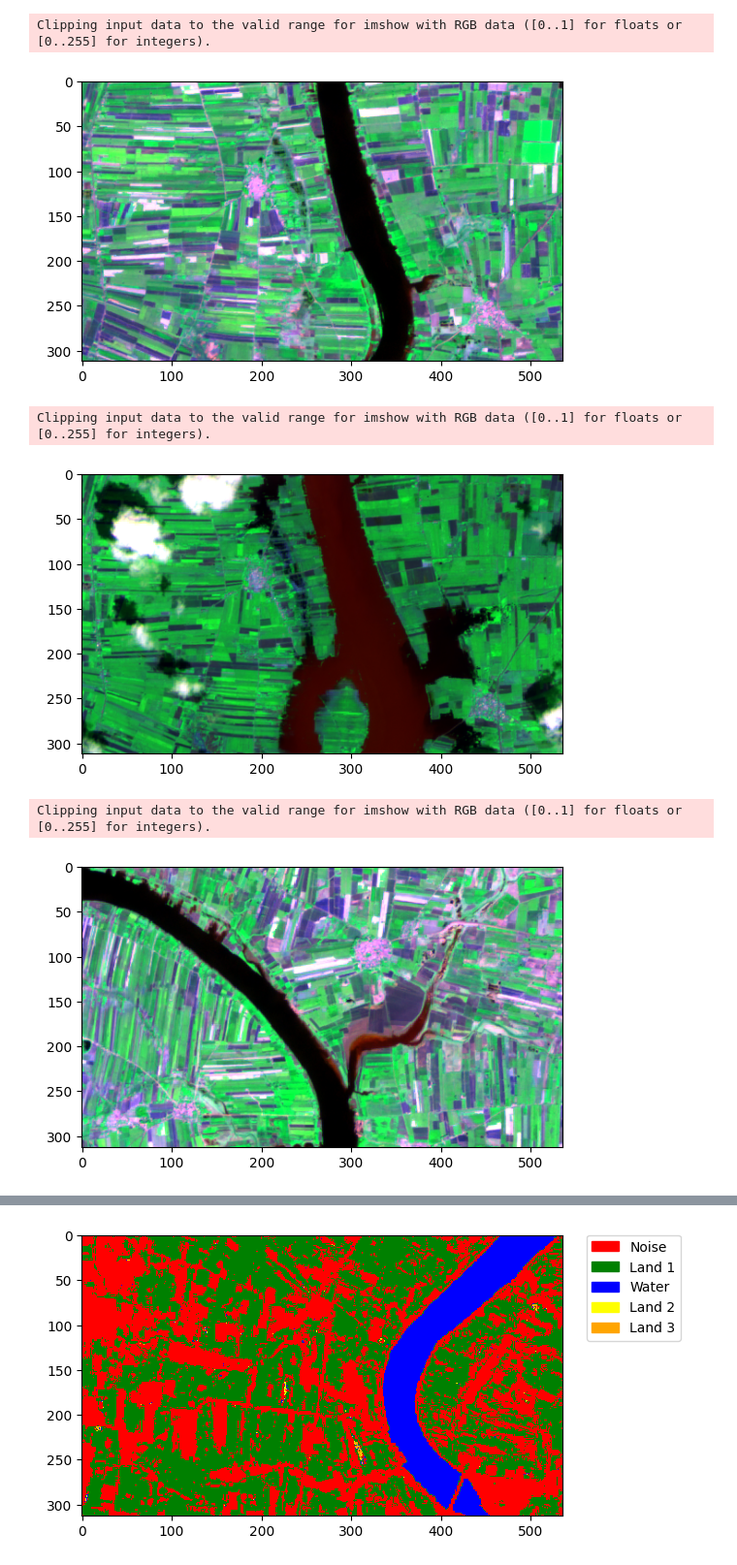
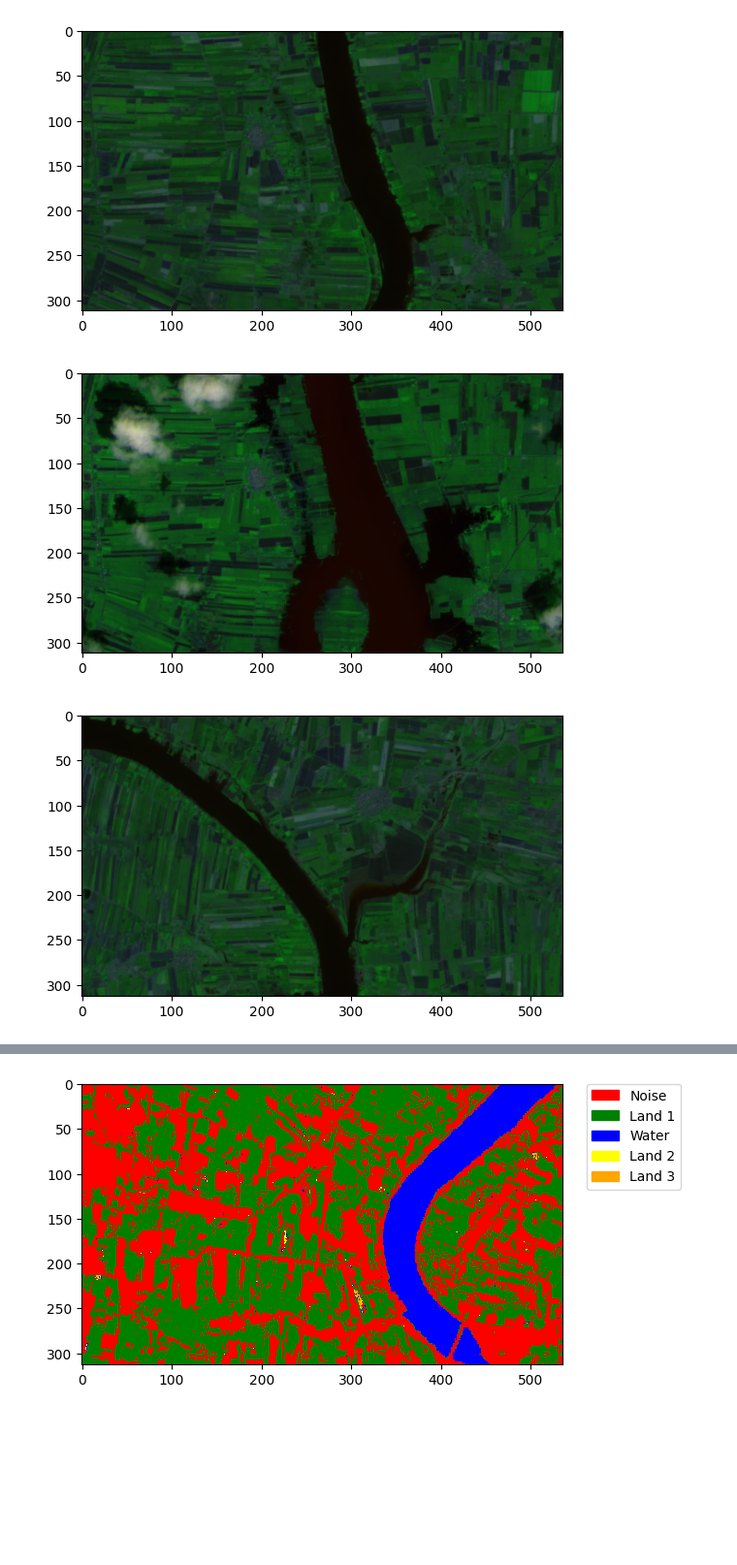
Before and after one commit to Sparsh1101/FDAP, a Jupyter notebook: LY Project DBScan.ipynb, the cells around one changed output, grey strips where cells are left out. Shown at 97% size. Drawn from its saved outputs; the diff is of its cells as text; code cells hidden in the pictures; blank space fills up the shorter version.

Commit message:
Dbscan updated

```diff
--- a/LY Project DBScan.ipynb
+++ b/LY Project DBScan.ipynb
@@ -67,16 +68,18 @@ def dbscan(model, trn_img):
 # %%
 # Running the DBSCAN Algorithm
-cpu_dbscan_model = DBSCAN(eps=0.02, min_samples=80)
+# cpu_dbscan_model = DBSCAN(eps=0.02, min_samples=80)
 dbscan_model = DBSCAN(eps=0.02, min_samples=80)
 all_images_list=[]
 all_images=[]
-for i in range(2,3):
+for i in range(2,4):
   # List of images
-  images_list=[str(i)+ "_P.tif",str(i) +"_A.tif", str(i+1)+ "_P.tif",str(i+1) +"_A.tif", str(i+2)+ "_P.tif",str(i+2) +"_A.tif", str(i+3)+ "_P.tif",str(i+3) +"_A.tif"]
+  images_list=[str(i)+ "_P.tif", str(i) +"_A.tif"]
   images = []
   # Opening the satellite images
   for img_name in images_list:
     img = gdal.Open('./ALL_FLOOD/'+ img_name)
+    og_img = readAsArray(img)
+    all_images_list.append(og_img)
     modified_img = applyCCC(img)
     images.append(modified_img)
   all_images.extend(images)
@@ -86,17 +89,14 @@ for i in range(2,3):
   # cpu_dbscan_model = cpu_dbscan(cpu_dbscan_model, train_image)
   # print("without GPU:", timer()-start)
 
-  start = timer()
+  # start = timer()
   dbscan_model = dbscan(dbscan_model, train_image)
-  print("with GPU:", timer()-start)
+  # print("with GPU:", timer()-start)
 # %%
 # Visualizing all the images
-for img in images:
+for img in all_images_list:
   plot_image(img)
 # %% [output]
-Clipping input data to the valid range for imshow with RGB data ([0..1] for floats or [0..255] for integers).
-[figure, old version]
+[figure, new version]
-Clipping input data to the valid range for imshow with RGB data ([0..1] for floats or [0..255] for integers).
-[figure, old version]
+[figure, new version]
-Clipping input data to the valid range for imshow with RGB data ([0..1] for floats or [0..255] for integers).
-[figure, old version]
+[figure, new version]
```
Also changed, not shown: parts of 5 cells of this notebook.
